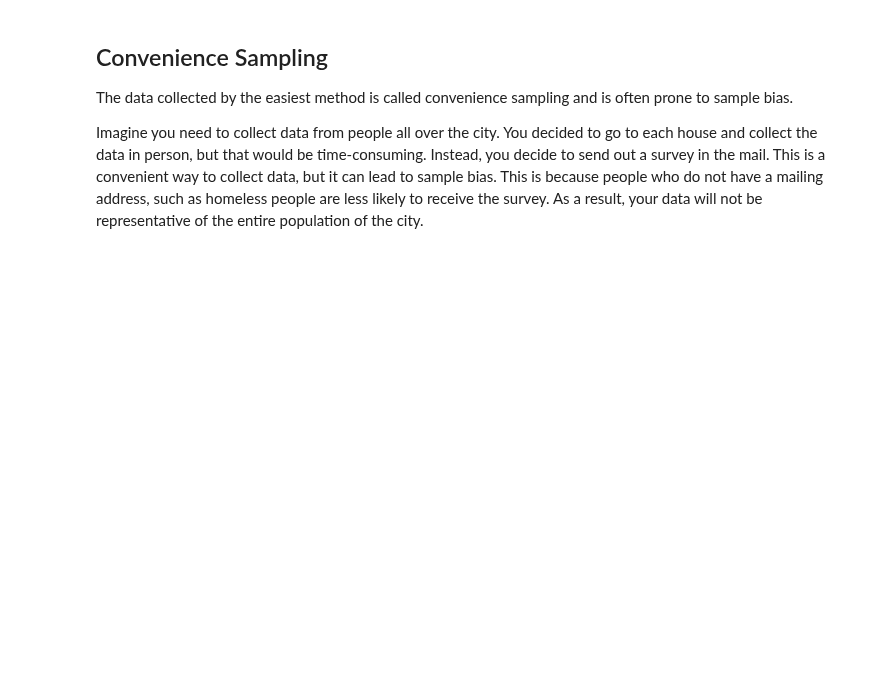
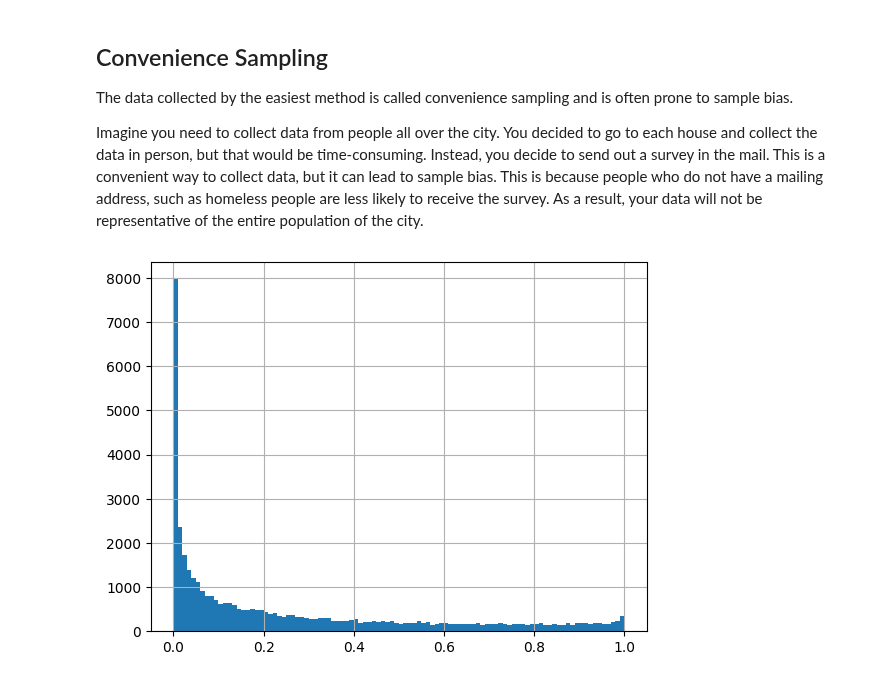
Before and after one commit to SyedaAnoosha/Data-Science-with-Python, a Jupyter notebook: Statistics/Sampling/Sampling.ipynb, the cells around one changed output. Drawn from its saved outputs; the diff is of its cells as text; code cells hidden in the pictures; blank space fills up the shorter version.

```diff
--- a/Statistics/Sampling/Sampling.ipynb
+++ b/Statistics/Sampling/Sampling.ipynb
@@ -67,3 +68,8 @@ print(np.mean(loudness_samp))
 The data collected by the easiest method is called convenience sampling and is often prone to sample bias.
 
 Imagine you need to collect data from people all over the city. You decided to go to each house and collect the data in person, but that would be time-consuming. Instead, you decide to send out a survey in the mail. This is a convenient way to collect data, but it can lead to sample bias. This is because people who do not have a mailing address, such as homeless people are less likely to receive the survey. As a result, your data will not be representative of the entire population of the city.
+# %%
+spotify_population["acousticness"].hist(bins = np.arange(0,1.01,0.01))
+plt.show()
+# %% [output]
+[figure, added]
```
Also changed, not shown: parts of 4 cells of this notebook.
